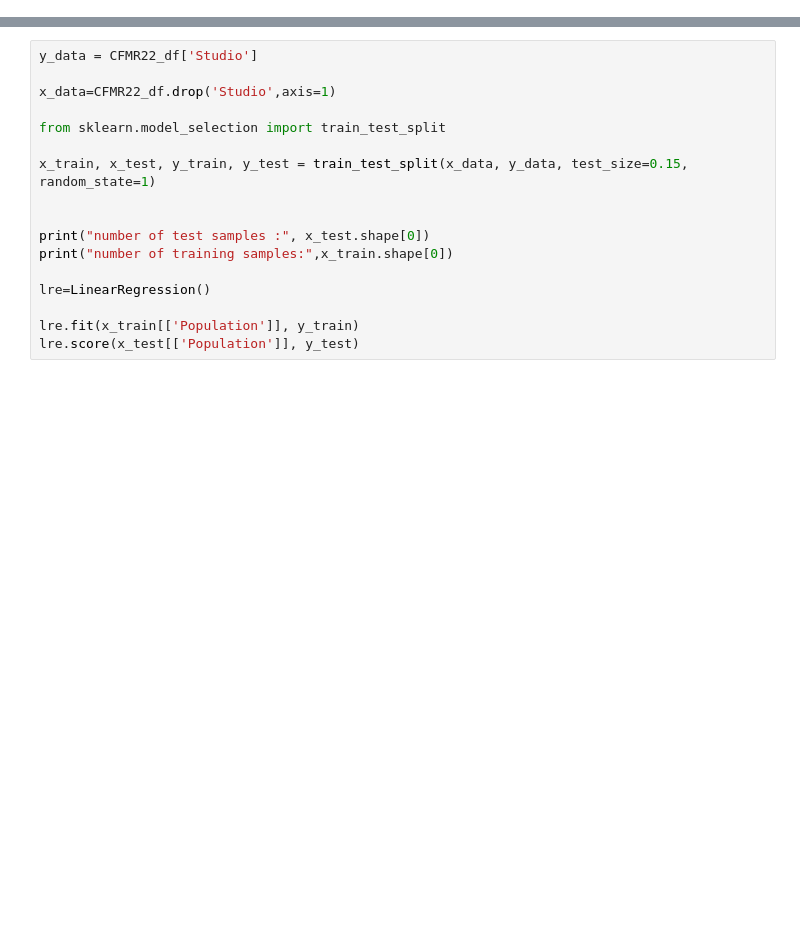
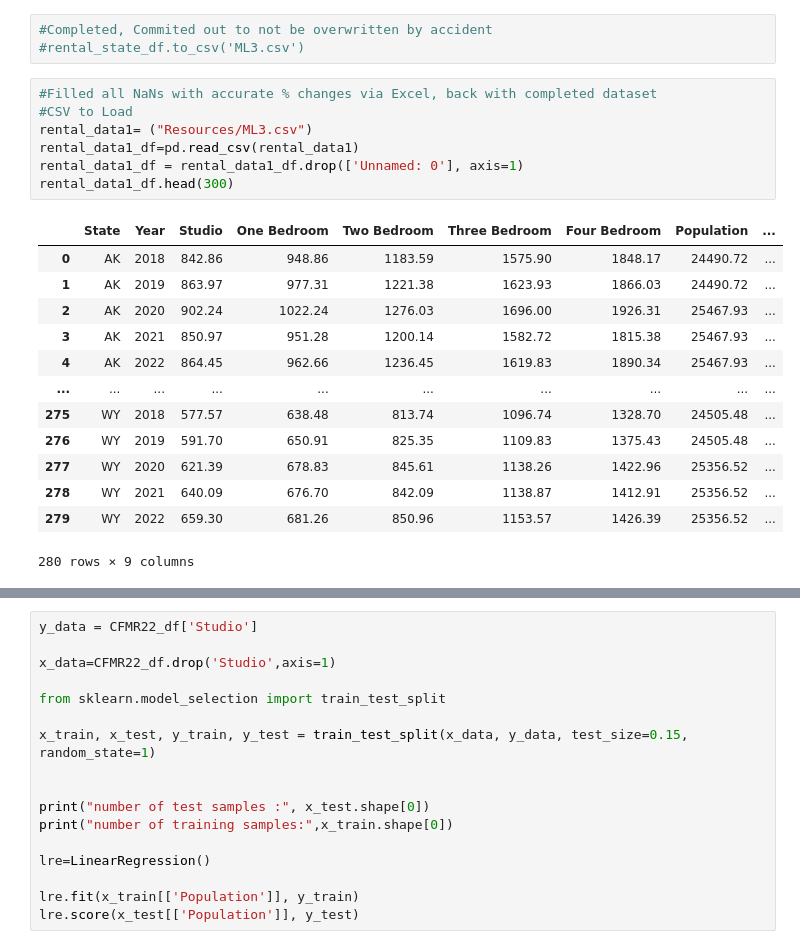
Before and after one commit to RichelynScott/Final-Project-Group-B, a Jupyter notebook: ML_3.ipynb, the cells around one changed output, grey strips where cells are left out. Saved outputs shown, nothing was run; the diff lists cells and outputs as text; blank space fills up the shorter version.

```diff
--- a/ML_3.ipynb
+++ b/ML_3.ipynb
@@ -42,0 +88,24 @@ from sklearn.linear_model import LinearRegression
+# %%
+#Completed, Commited out to not be overwritten by accident
+#rental_state_df.to_csv('ML3.csv')
+# %%
+#Filled all NaNs with accurate % changes via Excel, back with completed dataset
+#CSV to Load
+rental_data1= ("Resources/ML3.csv")
+rental_data1_df=pd.read_csv(rental_data1)
+rental_data1_df = rental_data1_df.drop(['Unnamed: 0'], axis=1)
+rental_data1_df.head(300)
+# %% [output]
+|  | State | Year | Studio | One Bedroom | Two Bedroom | Three Bedroom | Four Bedroom | Population | ... |
+| 0 | AK | 2018 | 842.86 | 948.86 | 1183.59 | 1575.90 | 1848.17 | 24490.72 | ... |
+| 1 | AK | 2019 | 863.97 | 977.31 | 1221.38 | 1623.93 | 1866.03 | 24490.72 | ... |
+| 2 | AK | 2020 | 902.24 | 1022.24 | 1276.03 | 1696.00 | 1926.31 | 25467.93 | ... |
+| 3 | AK | 2021 | 850.97 | 951.28 | 1200.14 | 1582.72 | 1815.38 | 25467.93 | ... |
+| 4 | AK | 2022 | 864.45 | 962.66 | 1236.45 | 1619.83 | 1890.34 | 25467.93 | ... |
+| ... | ... | ... | ... | ... | ... | ... | ... | ... | ... |
+| 275 | WY | 2018 | 577.57 | 638.48 | 813.74 | 1096.74 | 1328.70 | 24505.48 | ... |
+| 276 | WY | 2019 | 591.70 | 650.91 | 825.35 | 1109.83 | 1375.43 | 24505.48 | ... |
+| 277 | WY | 2020 | 621.39 | 678.83 | 845.61 | 1138.26 | 1422.96 | 25356.52 | ... |
+| 278 | WY | 2021 | 640.09 | 676.70 | 842.09 | 1138.87 | 1412.91 | 25356.52 | ... |
+| 279 | WY | 2022 | 659.30 | 681.26 | 850.96 | 1153.57 | 1426.39 | 25356.52 | ... |
+280 rows × 9 columns
```
Also changed, not shown: parts of 13 cells of this notebook, 2 other files.
